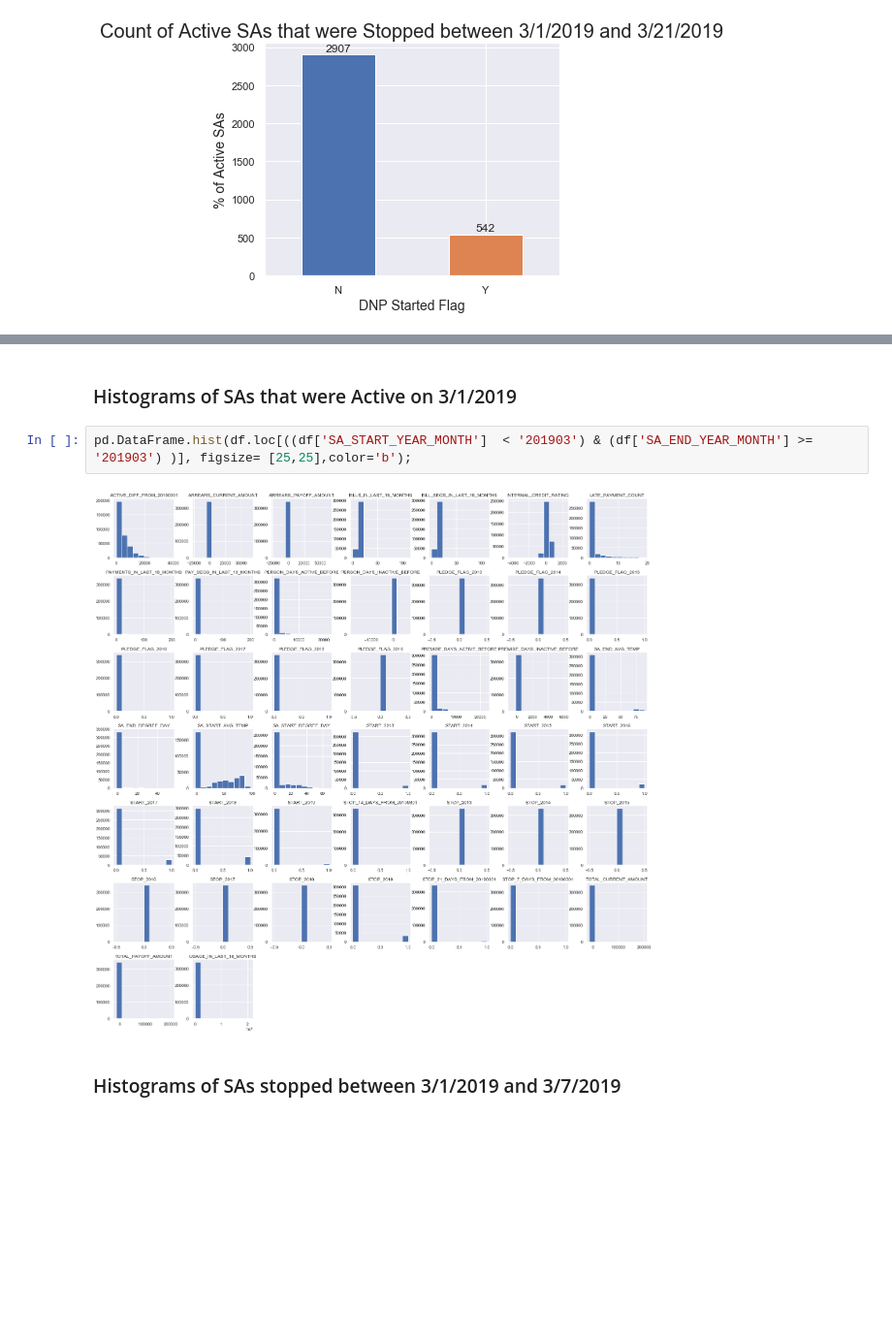
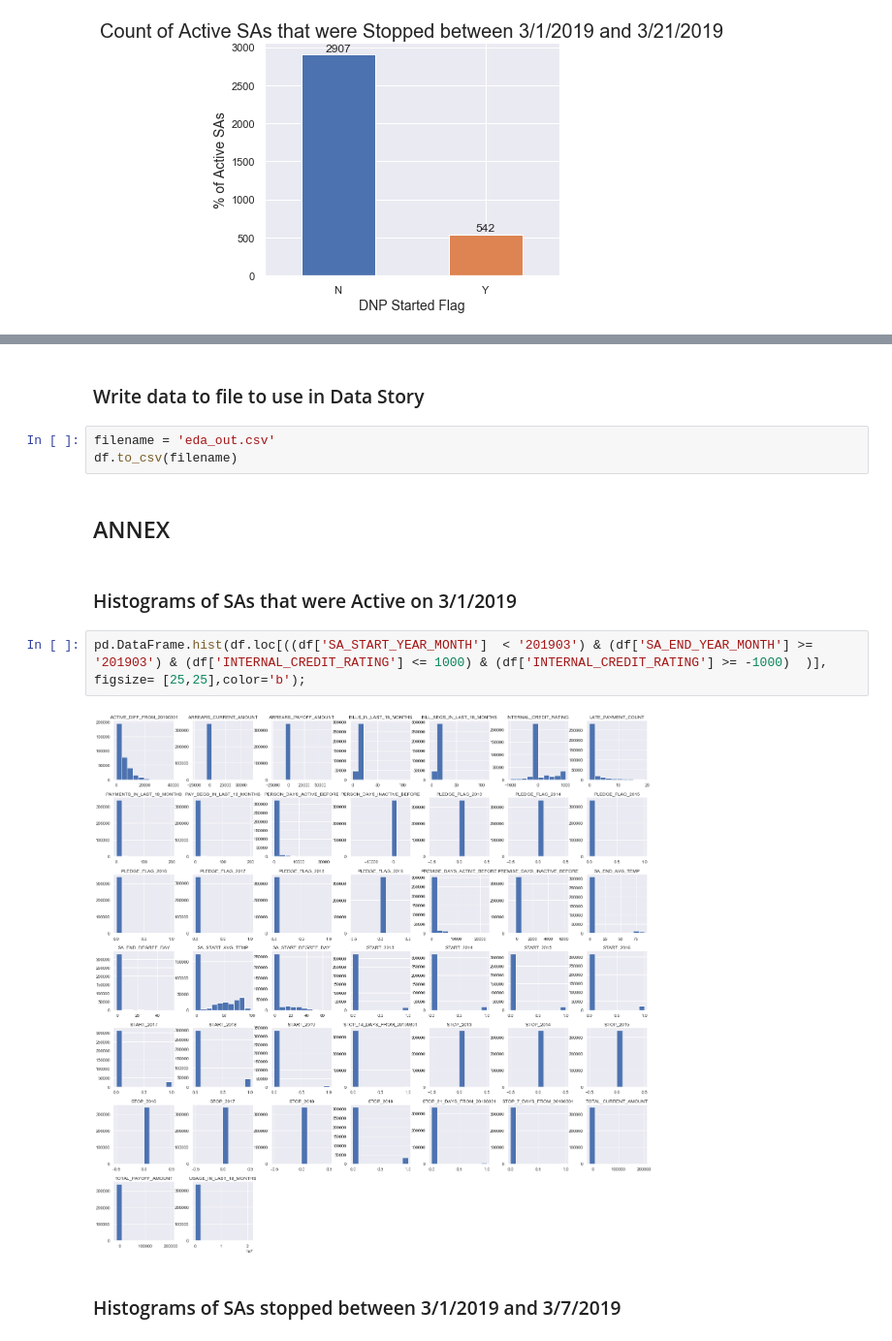
Before and after one commit to brocknosbisch/Springboard_Capstone_2, a Jupyter notebook: Chapter_2_Capstone_2_Data_Story.ipynb, the cells around one changed output, grey strips where cells are left out. Shown at 97% size. Drawn from its saved outputs; the diff is of its cells as text; blank space fills up the shorter version.

```diff
--- a/Chapter_2_Capstone_2_Data_Story.ipynb
+++ b/Chapter_2_Capstone_2_Data_Story.ipynb
@@ -471,10 +486,17 @@ plt.show()
 [figure]
+# %% [markdown]
+### Write data to file to use in Data Story
+# %%
+filename = 'eda_out.csv'
+df.to_csv(filename)
+# %% [markdown]
+## ANNEX
 # %% [markdown]
 ### Histograms of SAs that were Active on 3/1/2019
 # %%
-pd.DataFrame.hist(df.loc[((df['SA_START_YEAR_MONTH']  < '201903') & (df['SA_END_YEAR_MONTH'] >= '201903') )], figsize= [25,25],color='b');
+pd.DataFrame.hist(df.loc[((df['SA_START_YEAR_MONTH']  < '201903') & (df['SA_END_YEAR_MONTH'] >= '201903') & (df['INTERNAL_CREDIT_RATING'] <= 1000) & (df['INTERNAL_CREDIT_RATING'] >= -1000)  )], figsize= [25,25],color='b');
 # %% [output]
-[figure, old version]
+[figure, new version]
 # %% [markdown]
 ### Histograms of SAs stopped between 3/1/2019 and 3/7/2019
 # %%
```
Also changed, not shown: parts of 35 cells of this notebook.
